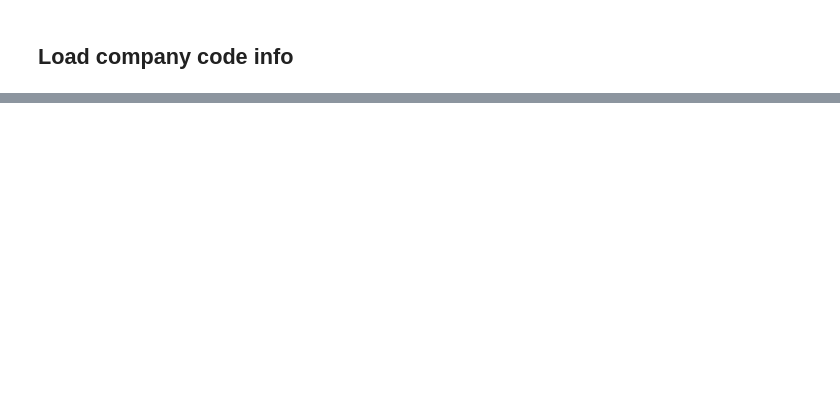
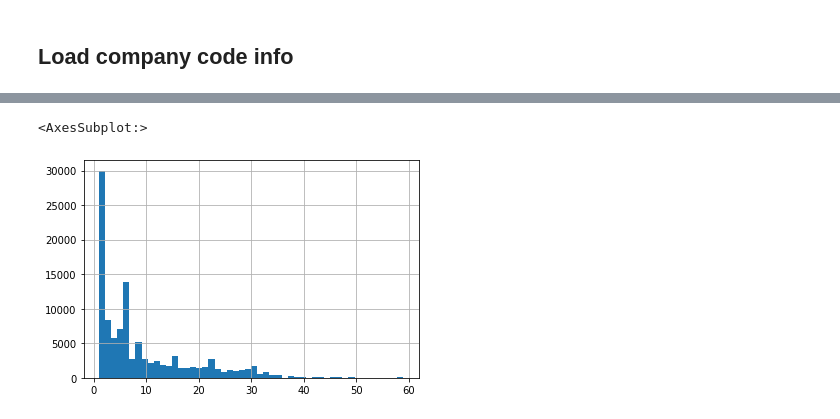
Before and after one commit to entelecheia/ekorpkit-book, a Jupyter notebook: ekorpkit-book/docs/usecases/esg/econ_news_corpus.ipynb, the cells around one changed output, grey strips where cells are left out. Saved outputs shown, nothing was run; the diff lists cells and outputs as text; code cells hidden in the pictures; blank space fills up the shorter version.

```diff
--- a/ekorpkit-book/docs/usecases/esg/econ_news_corpus.ipynb
+++ b/ekorpkit-book/docs/usecases/esg/econ_news_corpus.ipynb
@@ -232,0 +223,11 @@ code_info[code_info.len > 26]
+# %%
+code_info["len"] = code_info.codes.str.len()
+code_info_available = code_info[code_info.len > 26]
+code_info_available["filename"] = code_info_available.codes.str[:26] + ".txt"
+code_info_available["codes"] = code_info_available.codes.str[27:]
+code_info_available["codes"] = code_info_available.codes.str.split(",")
+code_info_available["num_codes"] = code_info_available["codes"].apply(len)
+code_info_available = code_info_available.explode("codes").reset_index(drop=True)
+
+eKonf.save_data(code_info_available, "econ_news_code_info_available.parquet", data_dir)
+code_info_available
@@ -232,0 +249,5 @@ code_info[code_info.len > 26]
+# %%
+code_info_available.num_codes.hist(bins=50)
+# %% [output]
+<AxesSubplot:>
+[figure, added]
```
Also changed, not shown: parts of 10 cells of this notebook.
